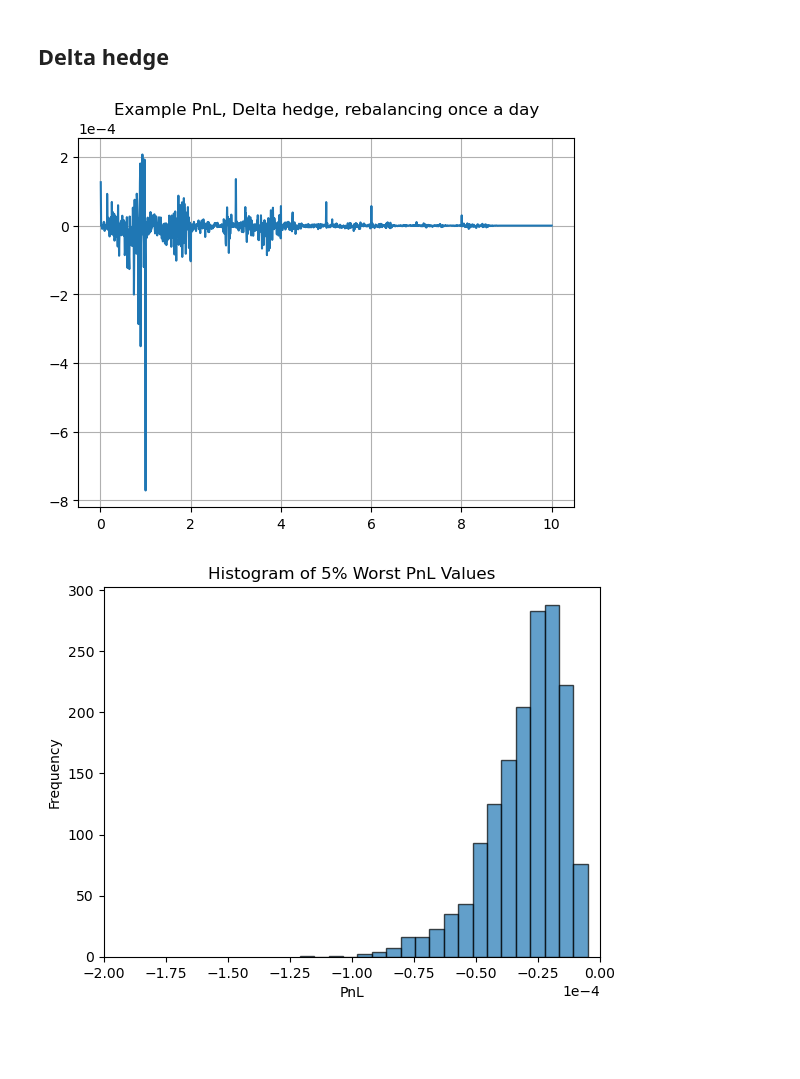
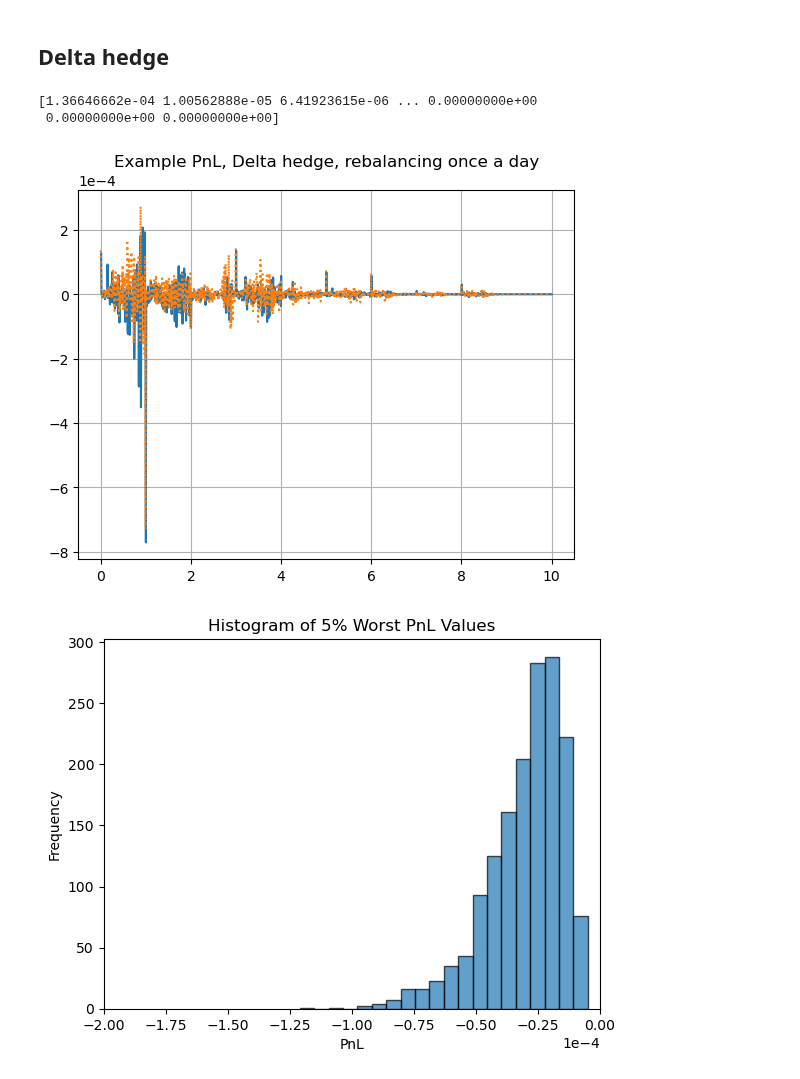
Before and after one commit to spelbella/cva_risk_management_thesis, a Jupyter notebook: Environment/delta_hedge.ipynb, the cells around one changed output. Cells and saved outputs as stored; diff of their text form; code cells hidden in the pictures; blank space fills up the shorter version.

Commit message:
Implemented best effor for currently exposed values hedge

```diff
--- a/Environment/delta_hedge.ipynb
+++ b/Environment/delta_hedge.ipynb
@@ -152,7 +152,7 @@ Total Time: 6.062168121337891
 Average Time Per Path 0.30310840606689454:
 # %%
 # Define environment
-with open("3kRunDemo.pkl","rb") as fp:
+with open("../MarketGeneratingFunctions/1.6kRunDemo.pkl","rb") as fp:
     paths = pickle.load(fp)
 # %% [markdown]
 ## If use data file
@@ -201,37 +236,45 @@ plt.show()
+# %%
+print(Odelta_hedge(paths[3]))
+# %% [output]
+[1.36646662e-04 1.00562888e-05 6.41923615e-06 ... 0.00000000e+00
+ 0.00000000e+00 0.00000000e+00]
 # %%
-def delta_hedge(path):
-    pnl = np.zeros(len(path.CVA)-1)
-    default_buckets = [np.array(path.Q_s[k-1]) - np.array(path.Q_s[k]) for k in range(1, len(path.Q_s))]
-    for i in range(1, len(path.CVA)):
-        delta_CVA = path.CVA[i]- path.CVA[i-1]
-        quantity_swapt = sum(default_buckets[k][i]*(path.Swaptions[k][i]-path.Swaptions[k][i-1]) for k in range(0,len(default_buckets)) if k > path.t_s[i])
-        quantity_defaultprob = sum(path.Swaptions[k][i]*(path.Swaptions[k][i]-path.Swaptions[k][i-1]) for k in range(0,len(default_buckets)) if k > path.t_s[i])
-        pnl[i-1] = delta_CVA - (quantity_swapt + quantity_defaultprob)
-    return pnl
 
-
-pnl = [None] * len(paths) #[np.zeros(len(paths[1].CVA)-1) for _ in range(len(paths))]
-for i in range(len(pnl)):
-    pnl[i] = delta_hedge(paths[i])
+#pnl = [None] * len(paths) #[np.zeros(len(paths[1].CVA)-1) for _ in range(len(paths))]
+#pnl_modified = [None] * len(paths)
+#for i in range(len(pnl)):
+#    pnl[i] = delta_hedge(paths[i])
+#    pnl_modified[i] = Odelta_hedge(paths[i])
 
 plt.figure(1)
 plt.title("Example PnL, Delta hedge, rebalancing once a day")
 plt.grid()
 plt.ticklabel_format(axis='y', style='sci', scilimits=(-4,-4))
 plt.plot(paths[3].t_s[1:],pnl[3])
+plt.plot(paths[3].t_s[1:],pnl_modified[3], linestyle = ':')
 
 plt.figure(2)
 plt.ticklabel_format(axis='x', style='sci', scilimits=(-4,-4))
 # Extract the 5% worst percentile values from each array
 var_values_hedge = np.array([np.percentile(p,5) for p in pnl]) #BHS VaR
+var_values_hedge2 = np.array([np.percentile(p,5) for p in pnl_modified]) #BHS VaR
+bins = np.histogram(np.hstack((var_values_hedge,var_values_hedge2), bins = 40))
 # Plot histogram
 # plt.hist(worst_5_percent_values, bins=20, edgecolor='black', alpha=0.7)
 plt.hist(var_values_hedge, bins=20, edgecolor='black', alpha=0.7)
 plt.xlabel("PnL")
 plt.ylabel("Frequency")
-plt.xlim(-0.0002, 0) #min(worst_5_percent_values)*2
+plt.xlim(-2*1e-4, 0) #min(worst_5_percent_values)*2
 plt.title("Histogram of 5% Worst PnL Values")
 plt.show()
+
+
+plt.hist(var_values_hedge2, bins=20, edgecolor='black', alpha=0.7)
+plt.xlabel("PnL Modified")
+plt.ylabel("Frequency")
+plt.xlim(-2*1e-4, 0) #min(worst_5_percent_values)*2
+plt.title("Histogram of 5% Worst PnL Values")
+plt.show()
 # %% [output]
-[figure, old version]
+[figure, new version]
 [figure]
```
Also changed, not shown: parts of 2 cells of this notebook.
